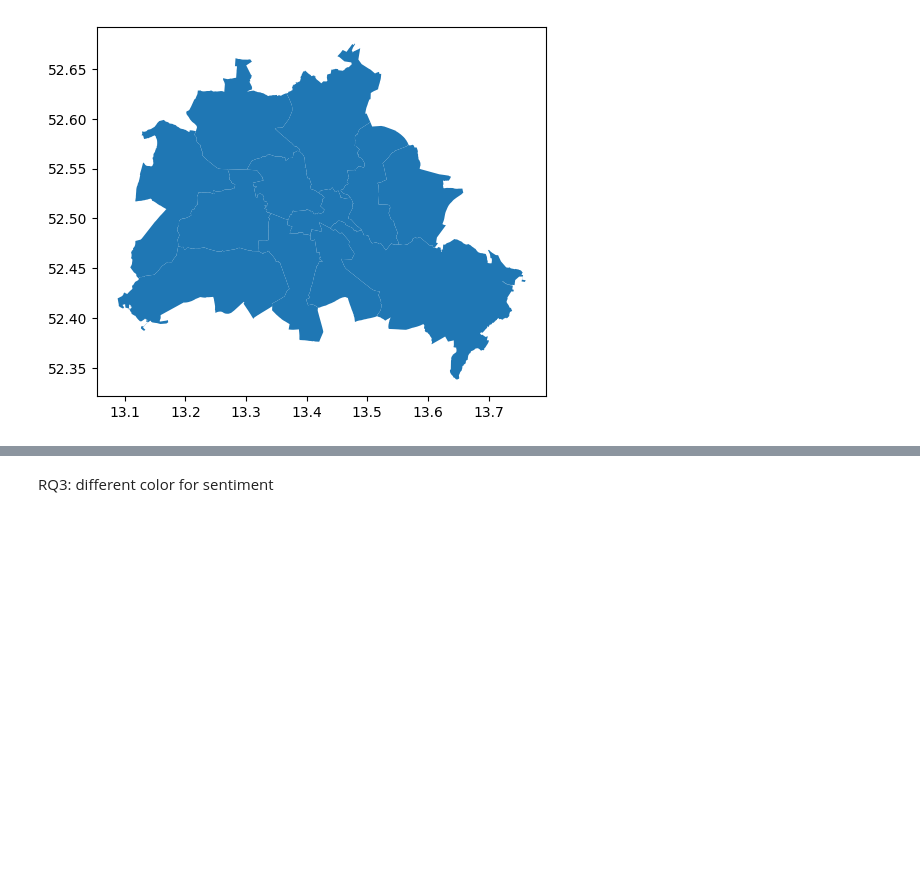
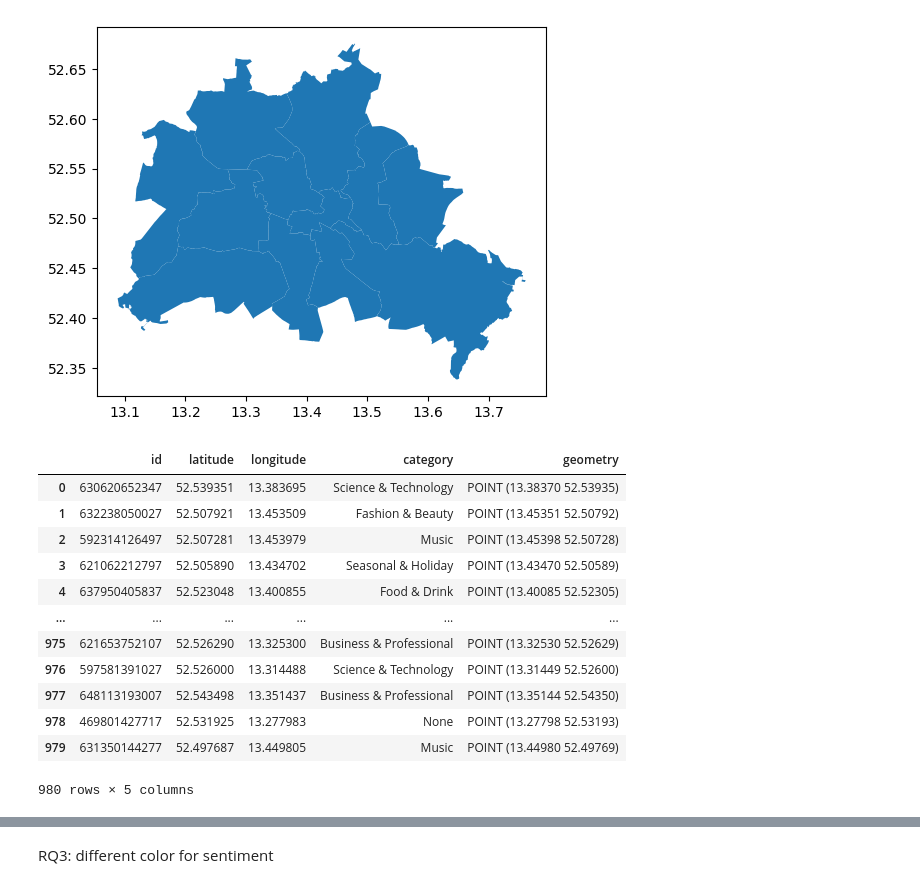
Before and after one commit to chennnxu/Berliin-City-Portrait, a Jupyter notebook: src/EventbriteAnalysis.ipynb, the cells around one changed output, grey strips where cells are left out. Drawn from its saved outputs; the diff is of its cells as text; code cells hidden in the pictures; blank space fills up the shorter version.

```diff
--- a/src/EventbriteAnalysis.ipynb
+++ b/src/EventbriteAnalysis.ipynb
@@ -255,3 +257,19 @@ geometry = [Point(xy) for xy in zip(q2_result['longitude'], q2_result['latitude'
 geo_df = gpd.GeoDataFrame(q2_result,
                           crs = crs,
                           geometry = geometry)
+# %%
+geo_df
+# %% [output]
+|  | id | latitude | longitude | category | geometry |
+| 0 | 630620652347 | 52.539351 | 13.383695 | Science & Technology | POINT (13.38370 52.53935) |
+| 1 | 632238050027 | 52.507921 | 13.453509 | Fashion & Beauty | POINT (13.45351 52.50792) |
+| 2 | 592314126497 | 52.507281 | 13.453979 | Music | POINT (13.45398 52.50728) |
+| 3 | 621062212797 | 52.505890 | 13.434702 | Seasonal & Holiday | POINT (13.43470 52.50589) |
+| 4 | 637950405837 | 52.523048 | 13.400855 | Food & Drink | POINT (13.40085 52.52305) |
+| ... | ... | ... | ... | ... | ... |
+| 975 | 621653752107 | 52.526290 | 13.325300 | Business & Professional | POINT (13.32530 52.52629) |
+| 976 | 597581391027 | 52.526000 | 13.314488 | Science & Technology | POINT (13.31449 52.52600) |
+| 977 | 648113193007 | 52.543498 | 13.351437 | Business & Professional | POINT (13.35144 52.54350) |
+| 978 | 469801427717 | 52.531925 | 13.277983 | None | POINT (13.27798 52.53193) |
+| 979 | 631350144277 | 52.497687 | 13.449805 | Music | POINT (13.44980 52.49769) |
+980 rows × 5 columns
```
Also changed, not shown: parts of 15 cells of this notebook, 1 other file.
